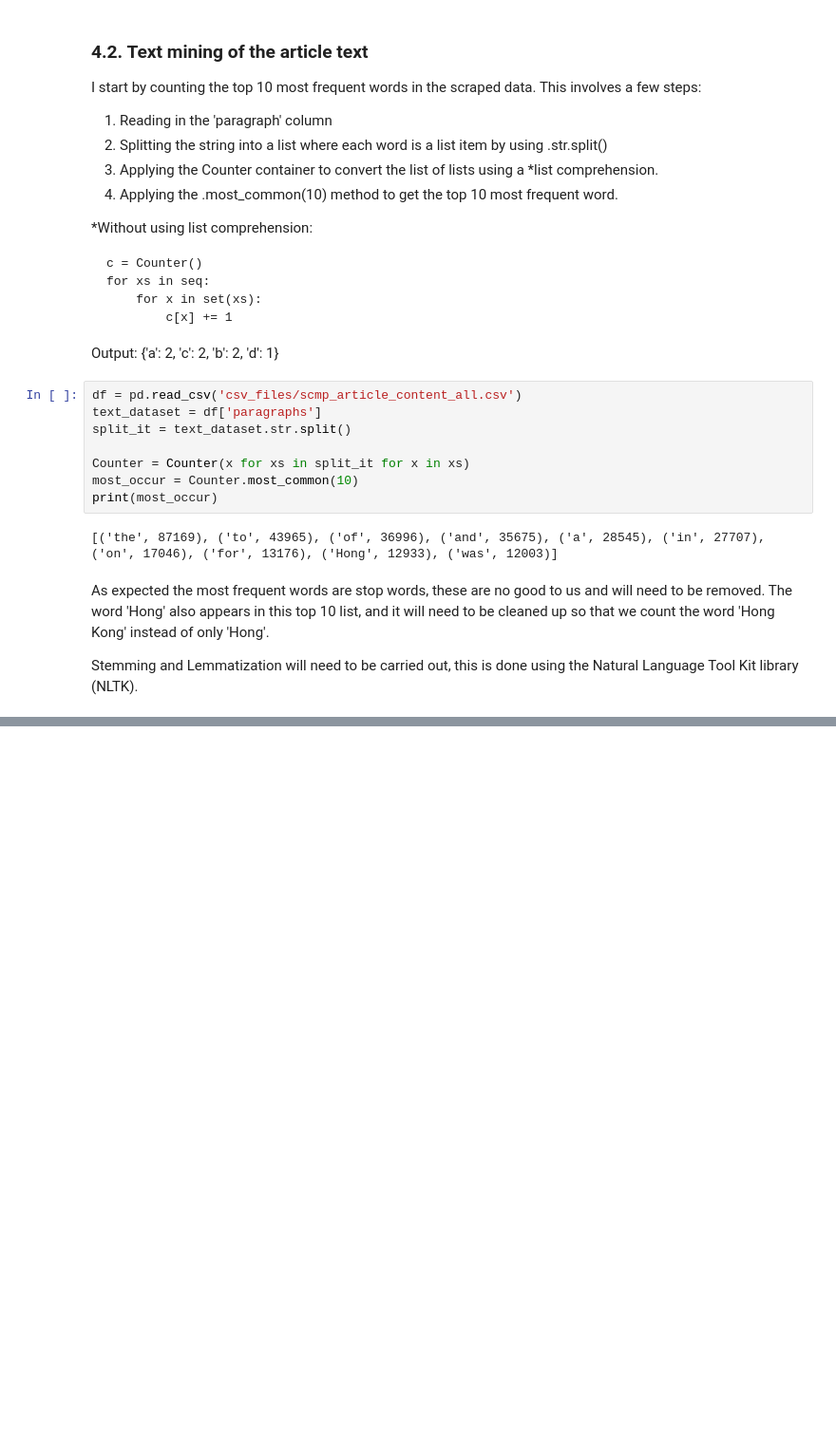
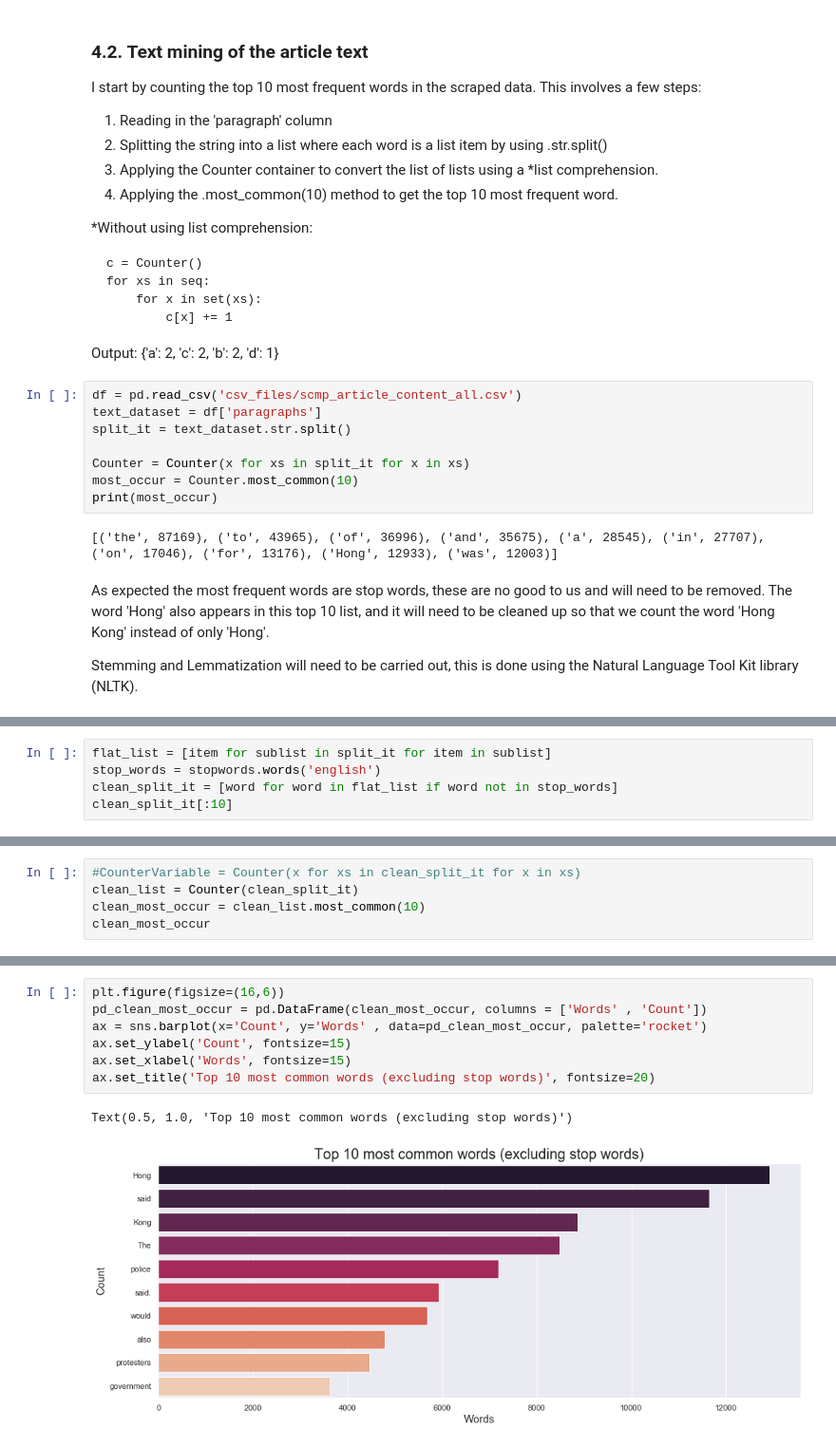
Before and after one commit to nicoleleman/HK_Protest_Analysis, a Jupyter notebook: HK Protest Analysis Project.ipynb, the cells around one changed output, grey strips where cells are left out. Shown at 95% size. Drawn from its saved outputs; the diff is of its cells as text; blank space fills up the shorter version.

```diff
--- a/HK Protest Analysis Project.ipynb
+++ b/HK Protest Analysis Project.ipynb
@@ -221,0 +228,5 @@ Text(0.5, 1.0, 'Top 10 most common words')
+# %%
+flat_list = [item for sublist in split_it for item in sublist]
+stop_words = stopwords.words('english')
+clean_split_it = [word for word in flat_list if word not in stop_words]
+clean_split_it[:10]
@@ -221,0 +244,5 @@ Text(0.5, 1.0, 'Top 10 most common words')
+# %%
+#CounterVariable = Counter(x for xs in clean_split_it for x in xs)
+clean_list = Counter(clean_split_it)
+clean_most_occur = clean_list.most_common(10)
+clean_most_occur
@@ -221,0 +260,10 @@ Text(0.5, 1.0, 'Top 10 most common words')
+# %%
+plt.figure(figsize=(16,6))
+pd_clean_most_occur = pd.DataFrame(clean_most_occur, columns = ['Words' , 'Count'])
+ax = sns.barplot(x='Count', y='Words' , data=pd_clean_most_occur, palette='rocket')
+ax.set_ylabel('Count', fontsize=15)
+ax.set_xlabel('Words', fontsize=15)
+ax.set_title('Top 10 most common words (excluding stop words)', fontsize=20)
+# %% [output]
+Text(0.5, 1.0, 'Top 10 most common words (excluding stop words)')
+[figure, added]
```
Also changed, not shown: parts of 8 cells of this notebook, 1 other file.
